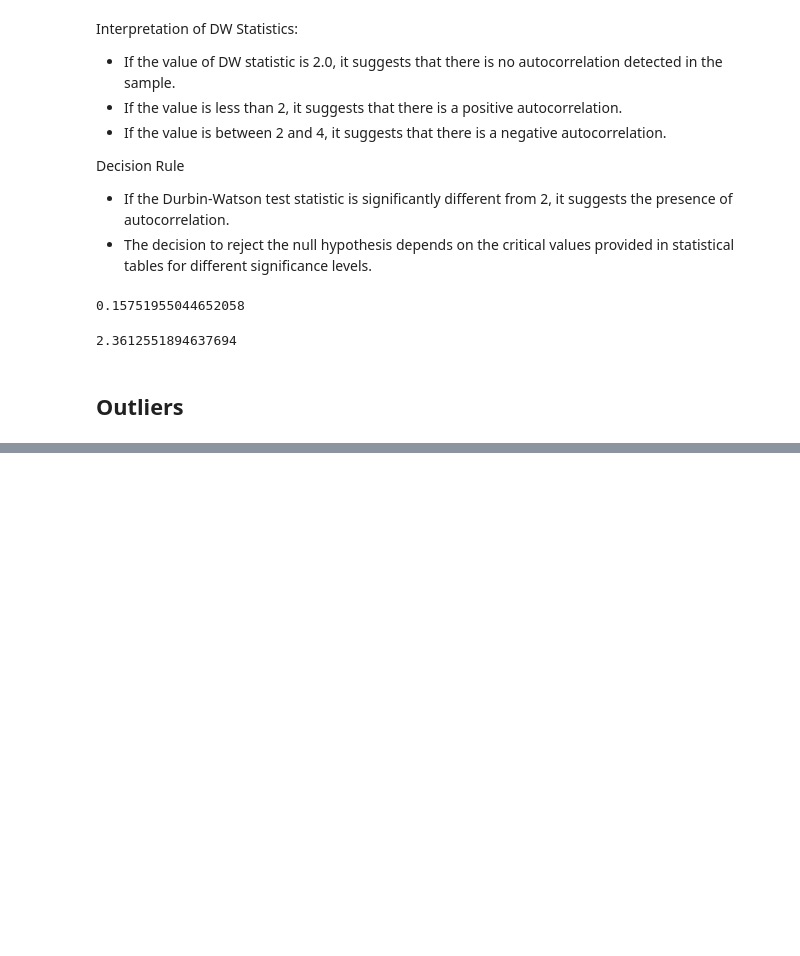
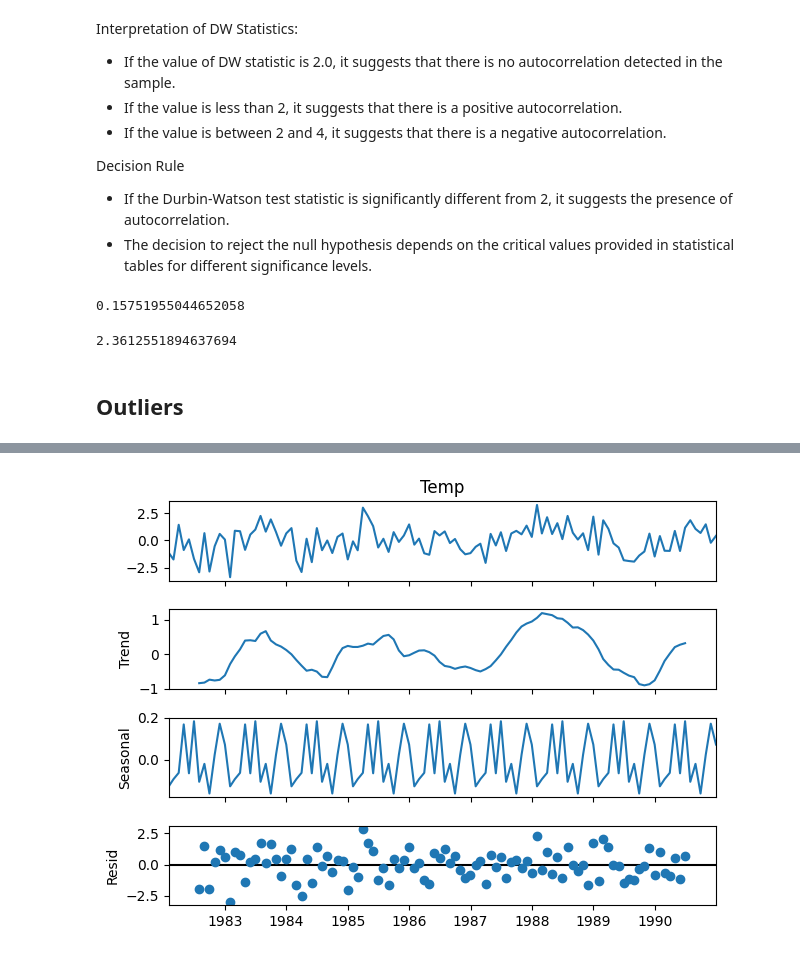
Before and after one commit to Matmozaur/Various-tools-and-notes, a Jupyter notebook: ML_related_concepts/Time_series/1D time series basics.ipynb, the cells around one changed output, grey strips where cells are left out. Saved outputs shown, nothing was run; the diff lists cells and outputs as text; code cells hidden in the pictures; blank space fills up the shorter version.

```diff
--- a/ML_related_concepts/Time_series/1D time series basics.ipynb
+++ b/ML_related_concepts/Time_series/1D time series basics.ipynb
@@ -170,0 +211,8 @@ durbin_watson(ols_res.resid)
+# %%
+data_diff=series_m.diff(periods=12).dropna()
+# %%
+decomposition=seasonal_decompose(data_diff, model='additive',period=12)
+decomposition.plot()
+plt.show()
+# %% [output]
+[figure, added]
```
Also changed, not shown: parts of 20 cells of this notebook.
